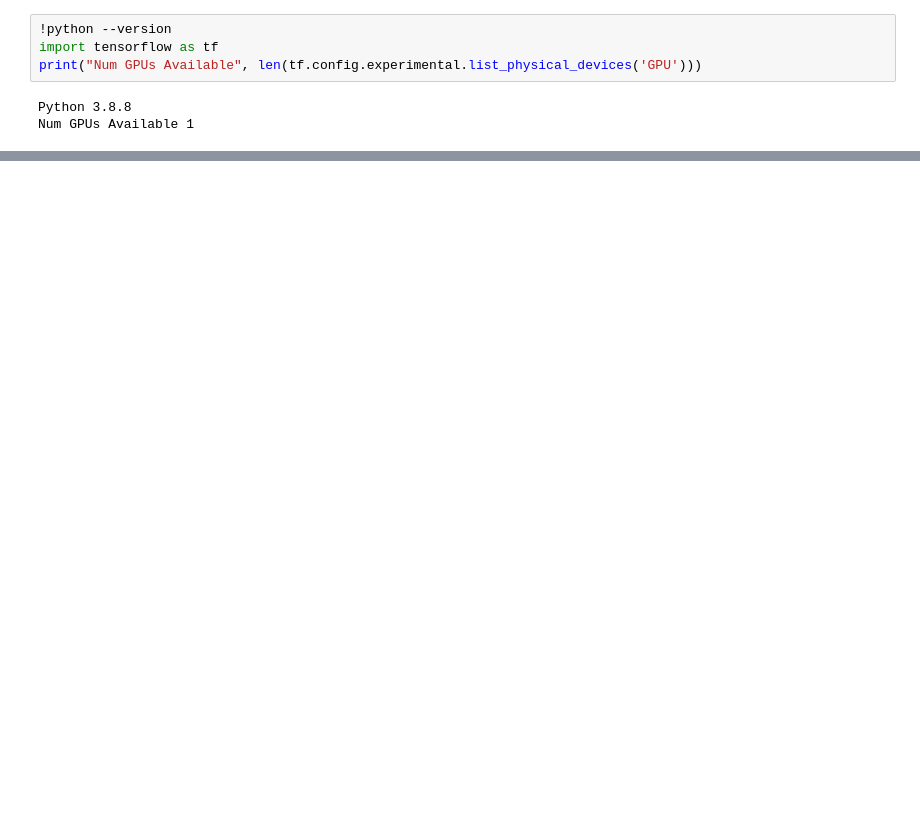
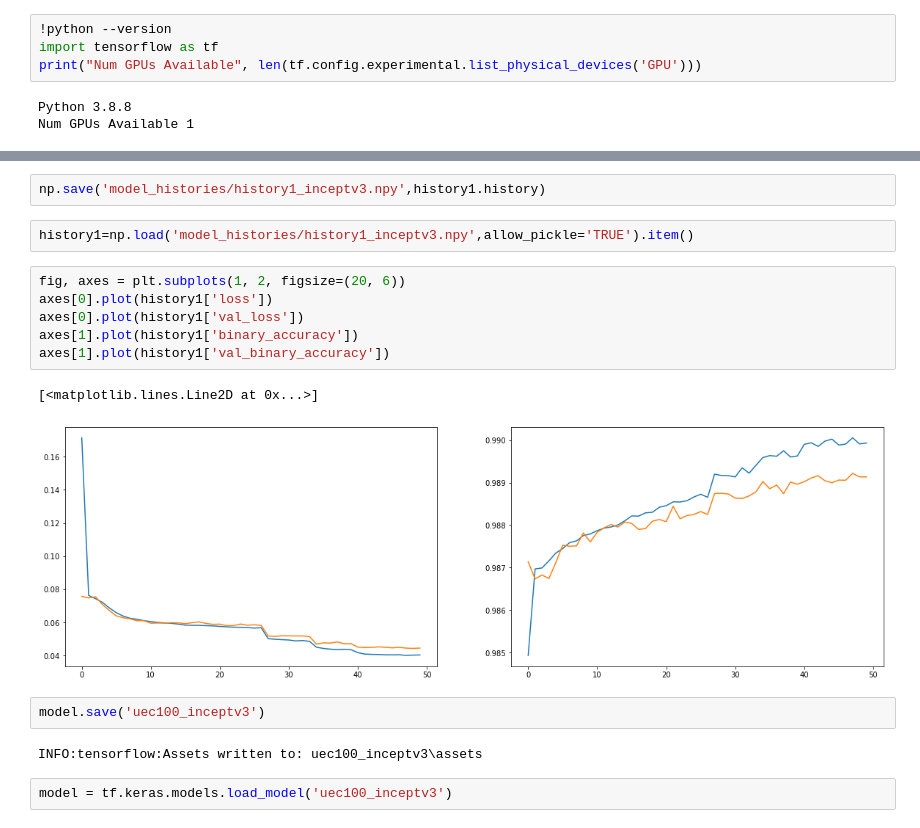
Before and after one commit to reonho/autocalorie, a Jupyter notebook: UECFOOD100 MultiLabel Classification.ipynb, the cells around one changed output, grey strips where cells are left out. Saved outputs shown, nothing was run; the diff lists cells and outputs as text; blank space fills up the shorter version.

Commit message:
updated models

```diff
--- a/UECFOOD100 MultiLabel Classification.ipynb
+++ b/UECFOOD100 MultiLabel Classification.ipynb
@@ -163,0 +231,19 @@ Num GPUs Available 1
+# %%
+np.save('model_histories/history1_inceptv3.npy',history1.history)
+# %%
+history1=np.load('model_histories/history1_inceptv3.npy',allow_pickle='TRUE').item()
+# %%
+fig, axes = plt.subplots(1, 2, figsize=(20, 6))
+axes[0].plot(history1['loss'])
+axes[0].plot(history1['val_loss'])
+axes[1].plot(history1['binary_accuracy'])
+axes[1].plot(history1['val_binary_accuracy'])
+# %% [output]
+[<matplotlib.lines.Line2D at 0x...>]
+[figure, added]
+# %%
+model.save('uec100_inceptv3')
+# %% [output]
+INFO:tensorflow:Assets written to: uec100_inceptv3\assets
+# %%
+model = tf.keras.models.load_model('uec100_inceptv3')
```
Also changed, not shown: parts of 43 cells of this notebook, 5 other files.
